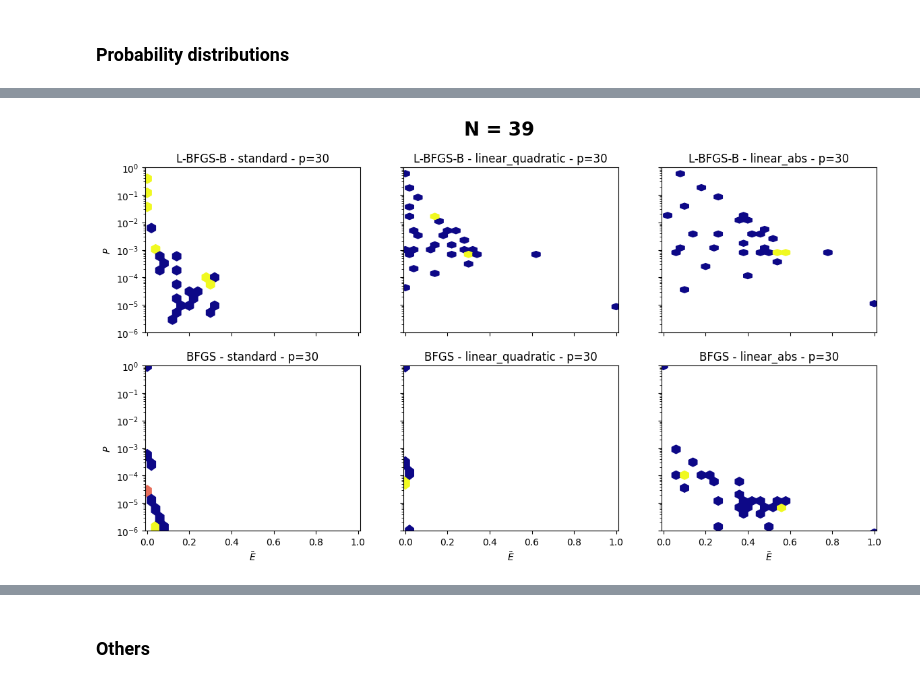
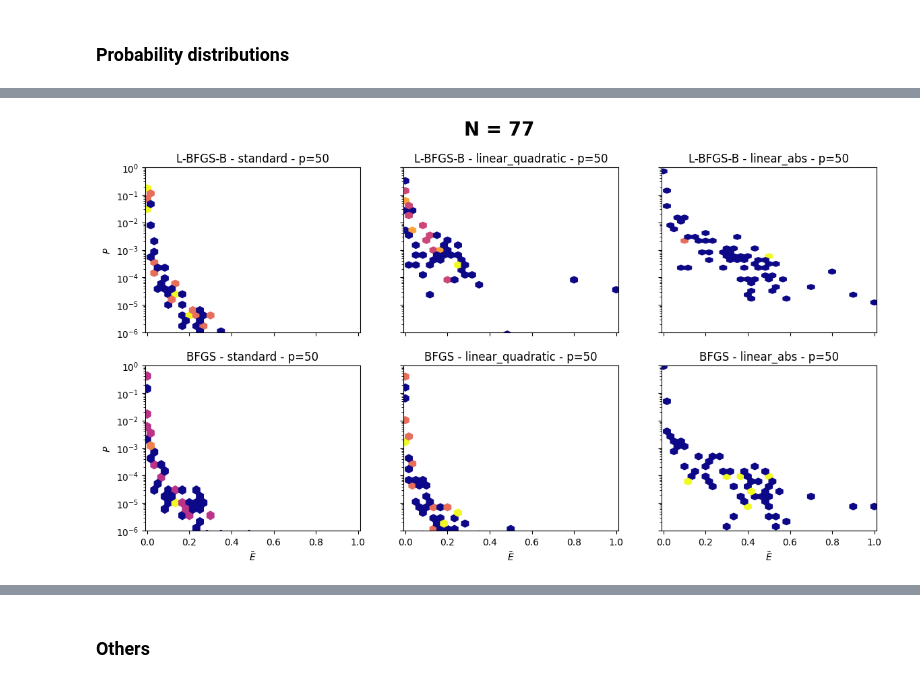
Before and after one commit to fpllcr/master-thesis, a Jupyter notebook: qaoa_factorization/notebooks/analysis.ipynb, the cells around one changed output, grey strips where cells are left out. Cells and saved outputs as stored; diff of their text form; code cells hidden in the pictures.

```diff
--- a/qaoa_factorization/notebooks/analysis.ipynb
+++ b/qaoa_factorization/notebooks/analysis.ipynb
@@ -179,4 +173,10 @@ print(max_gamma)
 # %%
+solver = QAOASolver(51, optimizer_method='BFGS', problem_hamiltonian='linear_H', cost_hamiltonian='quadratic_H')
+
+# Max angle
+max_gamma = 2*np.pi/max(solver.Ep)
+print(max_gamma)
+
 gammas = np.linspace(0, max_gamma, 10000)
 betas = [0, np.pi/8, 2*np.pi/8, 3*np.pi/8, 4*np.pi/8, 5*np.pi/8, 6*np.pi/8, 7*np.pi/8]
 
@@ -848,3 +1141,36 @@ fig.suptitle('4. Parameter evolution for last iteration (gammas: red & left, bet
 ## Extras
 # %% [markdown]
 ### Probability distributions
+# %%
+Ns = [39,51,77]
+layers_map = {21: 10, 39: 30, 51: 50, 77: 50}
+gridsize_map = {39: 30, 51: 40, 77:40}
+
+df = experiment_results[(experiment_results['N'].isin(Ns)) & (experiment_results['optimizer']=='BFGS')]
+df = df[df['layers']==df['N'].map(layers_map)]
+
+fig, axs = plt.subplots(nrows=len(Ns), ncols=3, figsize=(14,8), sharey=True, sharex=True)
+fig.subplots_adjust(hspace=0.4, wspace=0.1)
+
+for i, N in enumerate(Ns):
+    for j, setup in enumerate(['standard', 'linear_quadratic', 'linear_abs']):
+        ax = axs[i][j]
+        df_s = df[(df['N']==N) & (df['setup']==setup)].reset_index()
+
+        probs = df_s.loc[0,'state_populations']
+        energies = np.array(df_s.loc[0,'Ec'])
+        layer_max = df_s.loc[0, 'layers']
+
+        E_min = np.min(energies)
+        E_max = np.max(energies)
+        rescaled_E = (energies - E_min) / (E_max - E_min)
+
+
+        hb = ax.hexbin(rescaled_E, probs, gridsize=gridsize_map[N], cmap='plasma', bins='log', yscale='log')
+        ax.set_title(f"N={N}\n{optimizer} - {setup}")
+        ax.set_xlim(-0.01,1.01)
+        ax.set_ylim(1e-6,2)
+        if j == 0:
+            ax.set_ylabel('$P$')
+        if i == 2:
+            ax.set_xlabel('$\\tilde{E}$')
@@ -851,35 +1179,35 @@ fig.suptitle('4. Parameter evolution for last iteration (gammas: red & left, bet
 # %%
-N = 39
+N = 77
 
 df = experiment_results[(experiment_results['N']==N)]
 df = df[df['layers']==df.groupby('setup')['layers'].max().min()]
 
 fig, axs = plt.subplots(nrows=2, ncols=3, figsize=(14,7), sharey=True, sharex=True)
 fig.subplots_adjust(hspace=0.2)
 
 for i, optimizer in enumerate(['L-BFGS-B', 'BFGS']):
     for j, setup in enumerate(['standard', 'linear_quadratic', 'linear_abs']):
         ax = axs[i][j]
         df_s = df[(df['setup']==setup) & (df['optimizer']==optimizer)]
         layer_max = df_s['layers'].max()
         df_s = df_s[df_s['layers'] == layer_max].reset_index(drop=True)
 
         probs = df_s.loc[0,'state_populations']
         energies = np.array(df_s.loc[0,'Ec'])
 
         E_min = np.min(energies)
         E_max = np.max(energies)
         rescaled_E = (energies - E_min) / (E_max - E_min)
 
-        hb = ax.hexbin(rescaled_E, probs, gridsize=25, cmap='plasma', bins='log', yscale='log')
+        hb = ax.hexbin(rescaled_E, probs, gridsize=30, cmap='plasma', bins='log', yscale='log')
         ax.set_title(f"{optimizer} - {setup} - p={layer_max}")
         ax.set_xlim(-0.01,1.01)
         ax.set_ylim(1e-6,1)
         if j == 0:
             ax.set_ylabel('$P$')
         if i == 1:
             ax.set_xlabel('$\\tilde{E}$')
 
 fig.suptitle(f'N = {N}', fontsize=20, fontweight='bold');
 # %% [output]
-[figure, old version]
+[figure, new version]
```
Also changed, not shown: parts of 54 cells of this notebook, 3 other files.
